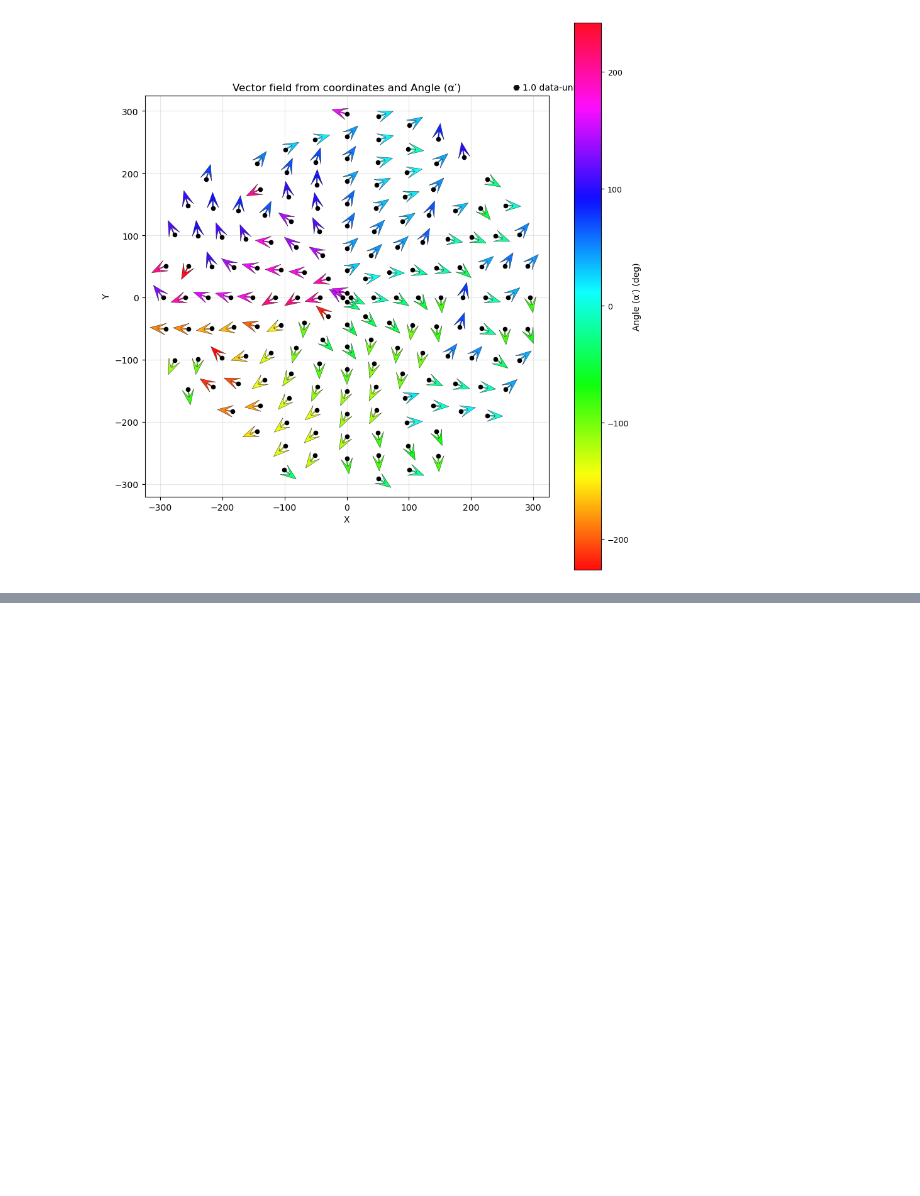
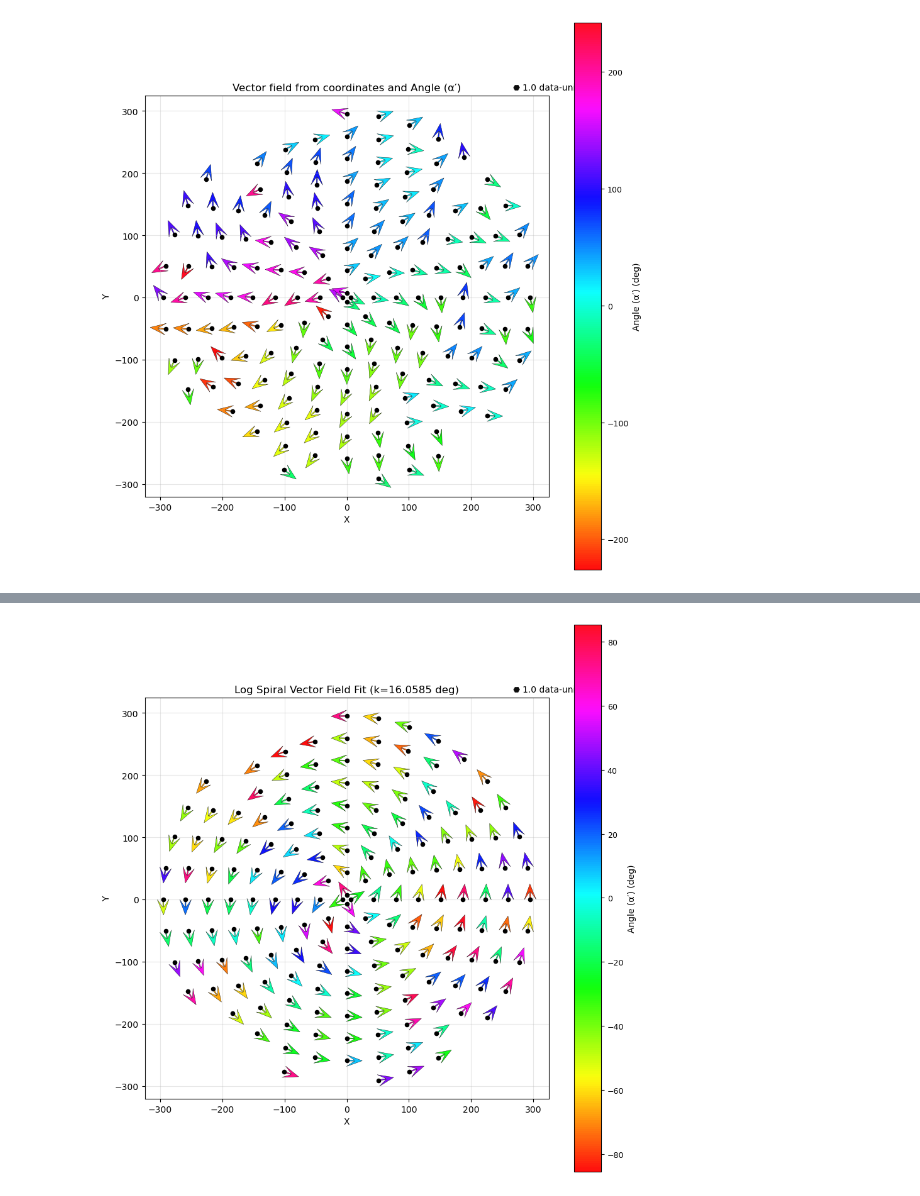
Before and after one commit to KumarRishabh/spiral-chirals, a Jupyter notebook: statistical_analysis.ipynb, the cells around one changed output, grey strips where cells are left out. Cells and saved outputs as stored; diff of their text form; code cells hidden in the pictures; blank space fills up the shorter version.

```diff
--- a/statistical_analysis.ipynb
+++ b/statistical_analysis.ipynb
@@ -96,0 +273,98 @@ plt.show()
+# %%
+## Solve the least squares problem to fit spirals
+from scipy.optimize import minimize
+def objective_log_spiral(k, angles, r, scaling = True): # One only observes angles and $r$
+    if scaling:
+        residuals = np.sqrt(1/k**2 + 1)/r * (angles - k)
+    else:
+        residuals = angles - k
+    return np.sum(residuals**2)
+
+def objective_log_spiral_sin(k, angles, r, scaling = True):
+    if scaling == True:
+        residuals = np.sqrt(1/k**2 + 1)/r * np.sin(np.deg2rad(angles - k))
+    else:
+        residuals = np.sin(np.deg2rad(angles - k))
+    return np.sum(residuals**2)
+
+# Initial guess for k
+k0 = 2.0
+# Optimize using the first objective function
+result1 = minimize(objective_log_spiral, k0, args=(angles_deg, r))
+k_opt1 = result1.x[0]
+# Optimize using the second objective function
+result2 = minimize(objective_log_spiral_sin, k0, args=(angles_deg, r))
+k_opt2 = result2.x[0]
+
+print(f"Optimized k (least squares): {k_opt1:.4f} degrees")
+print(f"Optimized k (sin squared): {k_opt2:.4f} degrees")
+print(result1)
+print(result2)
+
+# ------- PLOTTING THE FITTED VECTOR FIELD -------
+# Plotting log spiral vector field with above parameters (k_opt1 and k_opt2)
+def log_spiral_vector_field(x, y, k):
+    r = np.sqrt(x**2 + y**2)
+    theta = np.arctan2(y, x)
+    alpha_prime = k * np.log(r + 1e-8)  # add small value to avoid log(0)
+    phi = theta + np.deg2rad(alpha_prime)
+    Vx = np.cos(phi)
+    Vy = np.sin(phi)
+    return Vx, Vy
+
+Vx1, Vy1 = log_spiral_vector_field(np.array(X), np.array(Y), k_opt1)
+Vx2, Vy2 = log_spiral_vector_field(np.array(X), np.array(Y), k_opt2)
+# Plotting
+plt.figure(figsize=(9, 9))
+magnitude_scale = 25.0
+U1_scaled = magnitude_scale * Vx1
+V1_scaled = magnitude_scale * Vy1
+U2_scaled = magnitude_scale * Vx2
+V2_scaled = magnitude_scale * Vy2
+
+q1 = plt.quiver(
+    X, Y, U1_scaled, V1_scaled, angles_deg,
+    angles='xy', scale_units='xy', scale=1, cmap='hsv',
+    width=0.015,
+    headwidth=12,
+    headlength=16,
+    headaxislength=8,
+    alpha=0.95, edgecolor='k', linewidth=0.3
+)
+
+plt.scatter(X, Y, c='k', s=20, zorder=3)
+plt.gca().set_aspect('equal', 'box')
+plt.xlabel('X')
+plt.ylabel('Y')
+plt.title(f'Log Spiral Vector Field Fit (k={k_opt1:.4f} deg)')
+cbar = plt.colorbar(q1, label='Angle (α′) (deg)')
+cbar.ax.tick_params(labelsize=9)
+plt.quiverkey(q1, X=0.92, Y=1.02, U=scale_factor,
+              label=f'{scale_factor} data-units', labelpos='E',
+              fontproperties={'size':10})
+plt.grid(alpha=0.3)
+plt.tight_layout()
+plt.savefig('log_spiral_vector_field_fit.svg', dpi=300)
+plt.show()
+
+## Plot residuals
+predicted_angles = k_opt1 * np.log(r + 1e-8)
+residuals1 = angles_deg - predicted_angles
+
+plt.figure(figsize=(8, 5))
+plt.scatter(range(len(residuals1)), residuals1, color='blue', label='Residuals (Least Squares)')
+plt.axhline(0, color='red', linestyle='--', label='Zero Line')
+plt.xlabel('Data Point Index')
+plt.ylabel('Residual (degrees)')
+plt.title('Residuals of Log Spiral Fit (Least Squares)')
+plt.legend()
+
+plt.figure(figsize=(8, 5))
+plt.hist(residuals1, bins=20, color='green', alpha=0.7, label='Residuals Histogram (Least Squares)')
+plt.axvline(0, color='red', linestyle='--', label='Zero Line')
+plt.xlabel('Residual (degrees)')
+plt.ylabel('Frequency')
+plt.title('Histogram of Residuals of Log Spiral Fit (Least Squares)')
+plt.legend()
+plt.show()
+# %% [output]
@@ -96,0 +388 @@ plt.show()
+[figure, added]
```
Also changed, not shown: parts of 7 cells of this notebook, 3 other files.
